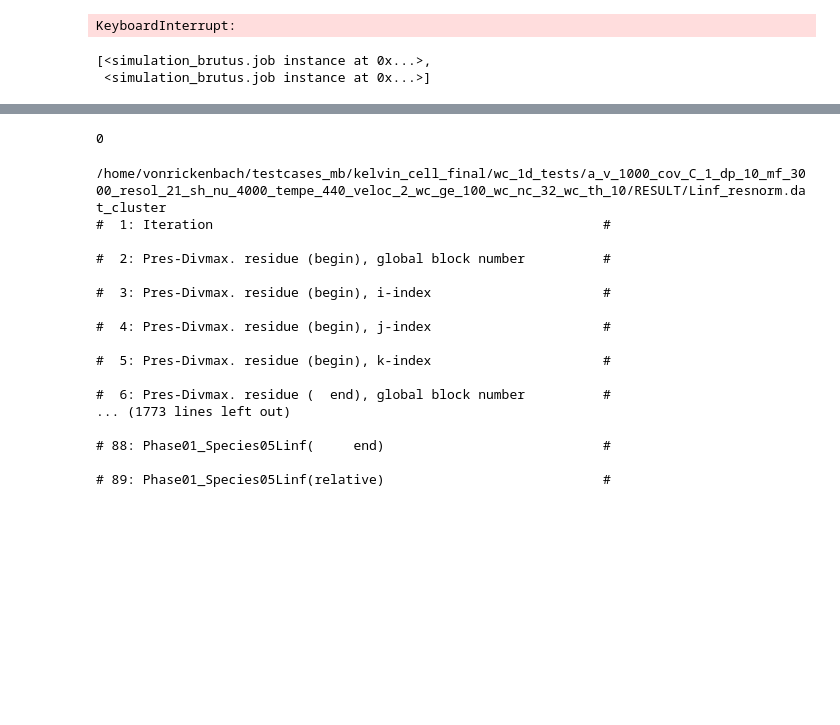
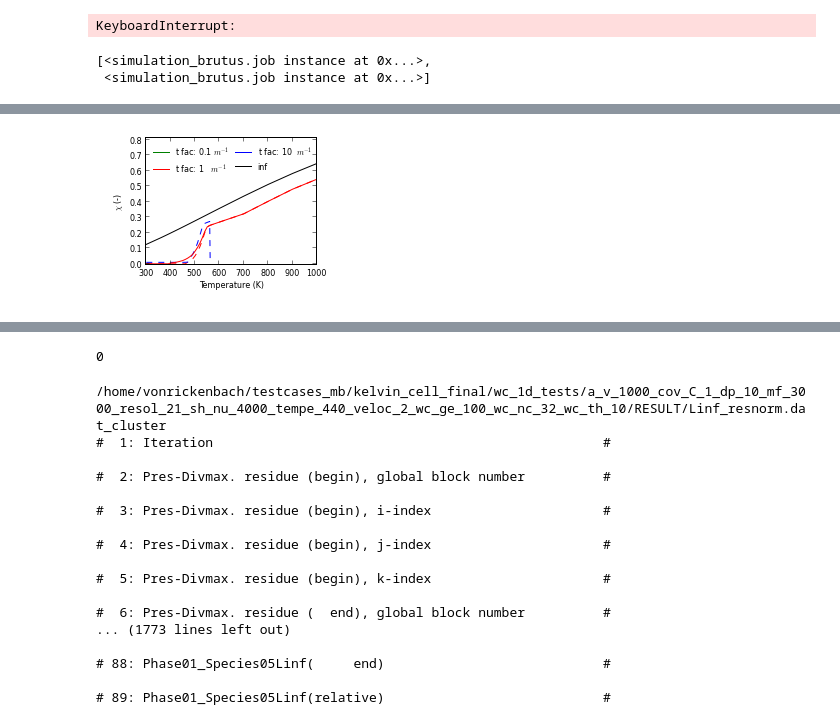
Before and after one commit to janvonrickenbach/sim-note-books, a Jupyter notebook: 1D-washcoat_tests.ipynb, the cells around one changed output, grey strips where cells are left out. Drawn from its saved outputs; the diff is of its cells as text; code cells hidden in the pictures; blank space fills up the shorter version.

```diff
--- a/1D-washcoat_tests.ipynb
+++ b/1D-washcoat_tests.ipynb
@@ -19,13 +19,14 @@ import subprocess as sp
 import initial_condition_writer as ini
 import shutil as sh
 
-import Cantera as ca
+import cantera as ca
 
 import para_reader as pa
 from IPython.display import Image,display
 import operator as op
 %matplotlib inline
 import time
+pl.rcParams["text.usetex"] = False
 # %%
 figsize_print = [3.45,2.4]
 figsize = list(np.array([3.25,2.4]))
@@ -579,25 +572,25 @@ filter_simulations(sim_list,wc_thickness=10,temperature=400,wc_geo_area=500)
 [<simulation_brutus.job instance at 0x...>,
  <simulation_brutus.job instance at 0x...>]
 # %%
-gas = ca.importPhase(os.path.join(ref_folder,"cantera_input.cti"),"gas")
-par_inputs["no_wc"] = par_inputs["wc_geo_area"]
+gas = ca.import_phases(os.path.join(ref_folder,"cantera_input.cti"),["gas"])[0]
+par_inputs["no_wc"] = par_inputs["wc_geo_area"][:-1]
 
 ext = ".eps"
 #ext = ".png"
 #colors = ["x",".","*",">","<","^"]
-colors = ["r","b","g","y","m","t"]
+colors = ["r","b","g","y","c","t"]
 
 par_names = {"wc_thickness":["$t_{wc}$","$\mu m$",1],
              "mf":["$Y_{in}$","ppm",1],
              "wc_geo_area":["$F_{cat/geo}$","",1],
              "velocity":["U","m/s",1],
-             "sh_number":["Sh/L","",1],
+             "sh_number":["h'","",1],
              "dp":["$d_{wc}$","$nm$",1],
              "a_v":["$A_V$","$m^{-1}$",1],
-             "nx":["nx","$m^{-1}$",1],
+             "nx":["$n_{wc}$","",1],
              "t_fac":["t fac","$m^{-1}$",1],
-             "x_cells":["n xcells","$m^{-1}$",1],
-             "no_wc":["$F_{geo/wc}$","",1]}
+             "x_cells":["$n_x$","",1],
+             "no_wc":["$F_{cat/geo}$","",1]}
 
 for par,vals in par_inputs.iteritems():
 
@@ -612,12 +605,6 @@ for par,vals in par_inputs.iteritems():
      for co in cov_co[:]:
                inputs = default_inputs.copy()
                for val,col in zip(vals,colors):
-
-                        if par=="no_wc":
-                            inputs["wc_geo_area"] = val
-                            inputs["wc_thickness"] = -1E6
-                        else:
-                            inputs[par] = val
                         inputs["cov_CO"] = co
                         mark = "-"
                         co_name = ""
@@ -625,20 +612,34 @@ for par,vals in par_inputs.iteritems():
                             mark = "--"
                             co_name = ""
 
-                        sim_to_plot = sort_sims(filter_simulations(sim_list_py,**inputs),"temperature")
-                        if par=="wc_thickness":
-                            val = max(0,val)
+                        label = par_names[par][0] + ": "+str(val*par_names[par][2]).ljust(3) + " "+par_names[par][1] +""+ str(co_name)
+
+
+                        if par=="no_wc":
+                            inputs["wc_geo_area"] = val
+                            inputs["wc_thickness"] = -1E6
+                        else:
+                            inputs[par] = val
+
+                        if par == "wc_geo_area" and val == -1:
+                            inputs["wc_thickness"] = -1E6
+                            inputs["wc_geo_area"]  = 100
+                            label = "Inst wc diff"
+
                         if co == 1:
                             label  = ""
-                        else:
-                            label = par_names[par][0] + ": "+str(val*par_names[par][2]).ljust(3) + " "+par_names[par][1] +""+ str(co_name)
+
+
+                        sim_to_plot = sort_sims(filter_simulations(sim_list_py,**inputs),"temperature")
+
+
                         ax.plot(get_array(sim_to_plot,get_var,"temperature"),get_array(sim_to_plot,get_conv),label=label,markersize=3,mfc=col,mec=col,linestyle=mark,color=col)
 
 
      diff_coeffs = []
      for temp in temperatures:
-        gas.setState_TPX(temp,1.00E5,[0.1,0.064,0.072,0.76,0.003])
-        diff_coeffs.append(gas.mixDiffCoeffs()[-1])
+        gas.TPX = temp,1.00E5,[0.1,0.0,0.0,0.9-0.003,0.003]
+        diff_coeffs.append(gas.mix_diff_coeffs[-1])
      if par!="sh_number":
             sh_n = [par_inputs["sh_number"][0]]
      else:
@@ -647,16 +648,22 @@ for par,vals in par_inputs.iteritems():
         uvel_n = [par_inputs["velocity"][0]]
      else:
         uvel_n = vals
-     for sh_l in sh_n:
+     for col,sh_l in zip(colors,sh_n):
          for uvel in uvel_n:
             # label= "I Sh="+str(sh_l*0.0023)+", vel ="+str(uvel)
              label = "inf"
-             ax.plot(temperatures,1-np.exp(-np.array(diff_coeffs)*sh_l/uvel*1000*0.004/0.5)*np.ones(len(temperatures)),label=label,linewidth=1,linestyle="-",color="k")
-             if par == "dp":
-                min_conv = 1-np.exp(-np.array(diff_coeffs)/(1/(0.35/4/4E-5) + 1./(sh_l))/uvel*1000*0.004/0.5)*np.ones(len(temperatures))
-                cond = np.where((np.array(temperatures)<470) & (np.array(temperatures)>390))
-                label = "Assuming $\dot''{m}_min$"
-                ax.plot(np.array(temperatures)[cond],np.array(min_conv)[cond],label=label,linewidth=1,linestyle=":",color="k")
+             co = "k"
+             ls = "-"
+             if len(sh_n) > 1:
+                    label = ""
+                    ls = "-."
+                    co = col
+             ax.plot(temperatures,1-np.exp(-np.array(diff_coeffs)*sh_l/uvel*1000*0.004/0.5)*np.ones(len(temperatures)),label=label,linewidth=1,linestyle=ls,color=co)
+#             if par == "dp":
+#                min_conv = 1-np.exp(-np.array(diff_coeffs)/(1/(0.35/4/4E-5) + 1./(sh_l))/uvel*1000*0.004/0.5)*np.ones(len(temperatures))
+#                cond = np.where((np.array(temperatures)<470) & (np.array(temperatures)>390))
+#                label = "Assuming $\dot''{m}_min$"
+#                ax.plot(np.array(temperatures)[cond],np.array(min_conv)[cond],label=label,linewidth=1,linestyle=":",color="k")
 
 #     ax.set_xlim([400,600])
 #     ax.set_ylim([0,0.9])
@@ -670,16 +677,25 @@ for par,vals in par_inputs.iteritems():
 
      if par == "mf":
             ncol = 1
-     ax.legend(handles,labels,loc=2,ncol=ncol,frameon=False,columnspacing =0.8)
 
      ax = pl.gca()
 
      ax.set_ylabel("$\chi$ (-)")
      ax.set_ylim(bottom=-0.005)
      ax.set_ylim([-0.005,0.81])
+     loc = 2
      if par == "sh_number":
-         ax.set_ylim([-0.005,0.91])
+         ax.set_ylim([-0.005,1.001])
+         loc = 4
+         ncol = 1
+
+     if par == "wc_geo_area":
+         ax.set_ylim([-0.005,0.9])
+
+
+     ax.legend(handles,labels,loc=loc,ncol=ncol,frameon=False,columnspacing =0.8)
 
      ax.set_xlabel("Temperature (K)")
      fig.tight_layout()
      fig.savefig("wc_plots/"+name,dpi=300,bbox_inches='tight',transparent=True)
+# %% [output]
@@ -685,0 +711 @@ for par,vals in par_inputs.iteritems():
+[figure, added]
```
Also changed, not shown: parts of 49 cells of this notebook.
